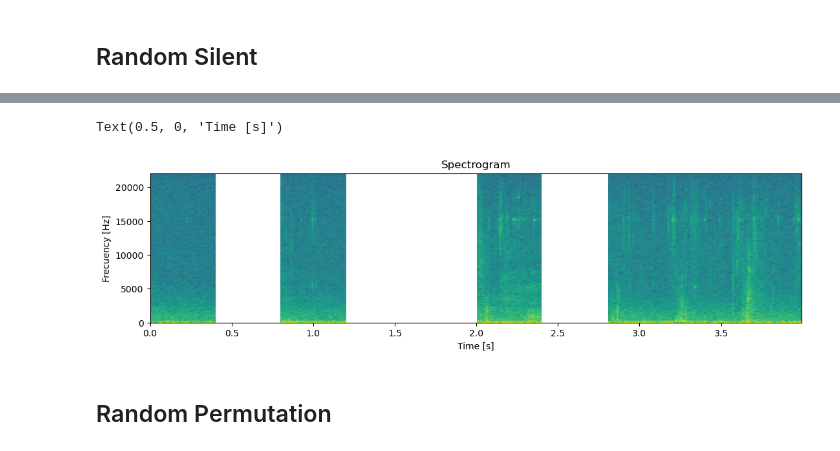
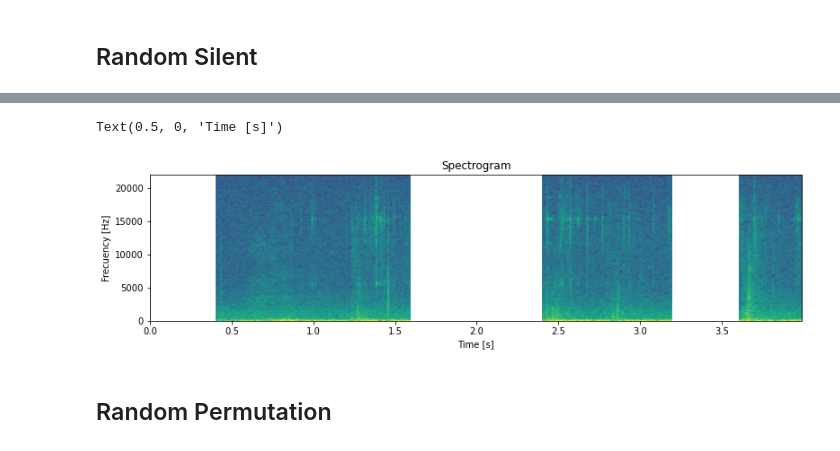
Before and after one commit to feborja/EL7024, a Jupyter notebook: audio_analysis.ipynb, the cells around one changed output, grey strips where cells are left out. Cells and saved outputs as stored; diff of their text form; code cells hidden in the pictures.

Commit message:
fixed audio training, retraining now
Also optimized some audio corruptions c:

```diff
--- a/audio_analysis.ipynb
+++ b/audio_analysis.ipynb
@@ -15,5 +15,5 @@ DATA = "D:\\OneDrive\\OneDrive - Universidad de Chile\\Semestre X\\Teoria de la
 # %%
-signal, Fs = sf.read(os.path.join(DATA + '/fold1/203440-3-0-5.wav'))
+signal, Fs = sf.read(os.path.join(DATA, 'audio', 'fold1', '203440-3-0-5.wav'))
 signal = signal[:,0]
 Audio(data=signal, rate=Fs)
 # %% [output]
@@ -42,7 +42,7 @@ Text(0.5, 0, 'Time [s]')
 # %% [markdown]
 ## Gaussian Noise
 # %%
-signal = torchaudio.load(os.path.join(DATA + '/fold1/203440-3-0-5.wav'))
+signal = torchaudio.load(os.path.join(DATA, 'audio', 'fold1', '203440-3-0-5.wav'))
 std = torch.max(signal[0])/10
 noise_signal = gaussian_audio(signal, std)
 # Audio(data=noise_signal, rate=Fs)
@@ -72,7 +70,7 @@ Text(0.5, 0, 'Time [s]')
 # %% [markdown]
 ## Filter
 # %%
-signal = torchaudio.load(os.path.join(DATA + '/fold1/203440-3-0-5.wav'))
+signal = torchaudio.load(os.path.join(DATA, 'audio', 'fold1', '203440-3-0-5.wav'))
 filter_signal = filter_audio(signal, 200, 10)
 # Audio(data=filter_signal, rate=Fs)
 # %%
@@ -99,7 +97,7 @@ Text(0.5, 0, 'Time [s]')
 # %% [markdown]
 ## Random Silent
 # %%
-signal = torchaudio.load(os.path.join(DATA + '/fold1/203440-3-0-5.wav'))
+signal = torchaudio.load(os.path.join(DATA, 'audio', 'fold1', '203440-3-0-5.wav'))
 silent_signal = silent_audio(signal, 10, 0.5)
 # Audio(data=silent_signal, rate=Fs)
 # %%
@@ -116,12 +114,12 @@ plt.show()
 # %%
 fig, (ax) = plt.subplots(figsize=(13,3))
-Pxx, freqs, bins, im = ax.specgram(silent_signal, NFFT=512, Fs=Fs, noverlap=0)
+Pxx, freqs, bins, im = ax.specgram(silent_signal[0][0], NFFT=512, Fs=Fs, noverlap=0)
 ax.set_title('Spectrogram')
 ax.set_ylabel('Frecuency [Hz]')
 ax.set_xlabel('Time [s]')
 # %% [output]
 Text(0.5, 0, 'Time [s]')
-[figure, old version]
+[figure, new version]
 # %% [markdown]
 ## Random Permutation
 # %%
```
Also changed, not shown: parts of 11 cells of this notebook, 7 other files.
